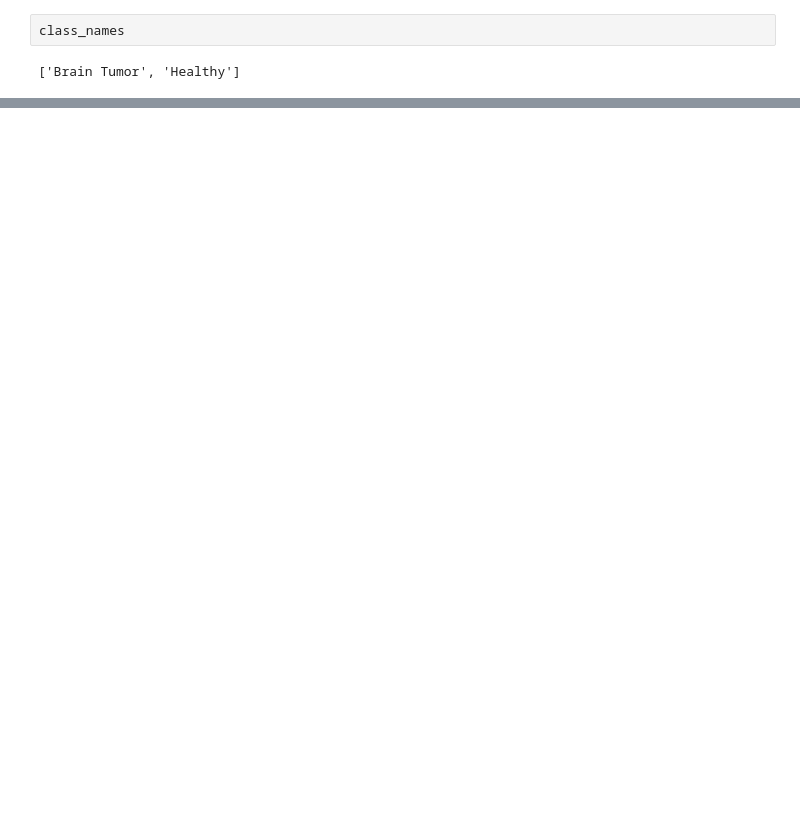
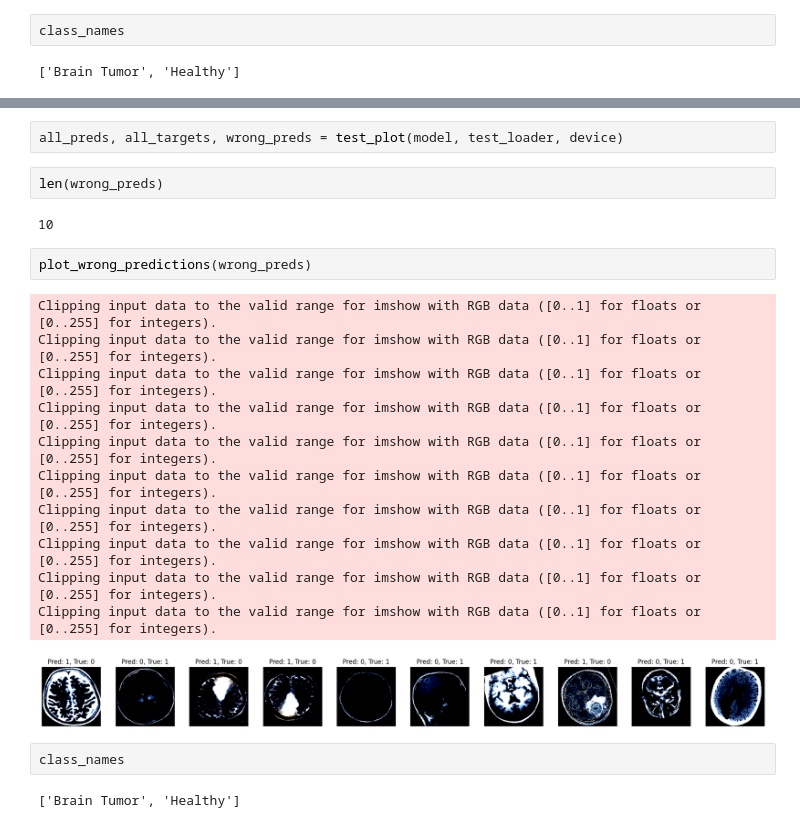
Before and after one commit to FrederickAlmeida/Brain-Cancer-Detection, a Jupyter notebook: classifier.ipynb, the cells around one changed output, grey strips where cells are left out. Drawn from its saved outputs; the diff is of its cells as text; blank space fills up the shorter version.

```diff
--- a/classifier.ipynb
+++ b/classifier.ipynb
@@ -496,0 +515,24 @@ for param in vgg16.features.parameters():
+# %%
+all_preds, all_targets, wrong_preds = test_plot(model, test_loader, device)
+# %%
+len(wrong_preds)
+# %% [output]
+10
+# %%
+plot_wrong_predictions(wrong_preds)
+# %% [output]
+Clipping input data to the valid range for imshow with RGB data ([0..1] for floats or [0..255] for integers).
+Clipping input data to the valid range for imshow with RGB data ([0..1] for floats or [0..255] for integers).
+Clipping input data to the valid range for imshow with RGB data ([0..1] for floats or [0..255] for integers).
+Clipping input data to the valid range for imshow with RGB data ([0..1] for floats or [0..255] for integers).
+Clipping input data to the valid range for imshow with RGB data ([0..1] for floats or [0..255] for integers).
+Clipping input data to the valid range for imshow with RGB data ([0..1] for floats or [0..255] for integers).
+Clipping input data to the valid range for imshow with RGB data ([0..1] for floats or [0..255] for integers).
+Clipping input data to the valid range for imshow with RGB data ([0..1] for floats or [0..255] for integers).
+Clipping input data to the valid range for imshow with RGB data ([0..1] for floats or [0..255] for integers).
+Clipping input data to the valid range for imshow with RGB data ([0..1] for floats or [0..255] for integers).
+[figure, added]
+# %%
+class_names
+# %% [output]
+['Brain Tumor', 'Healthy']
```
Also changed, not shown: parts of 18 cells of this notebook.
